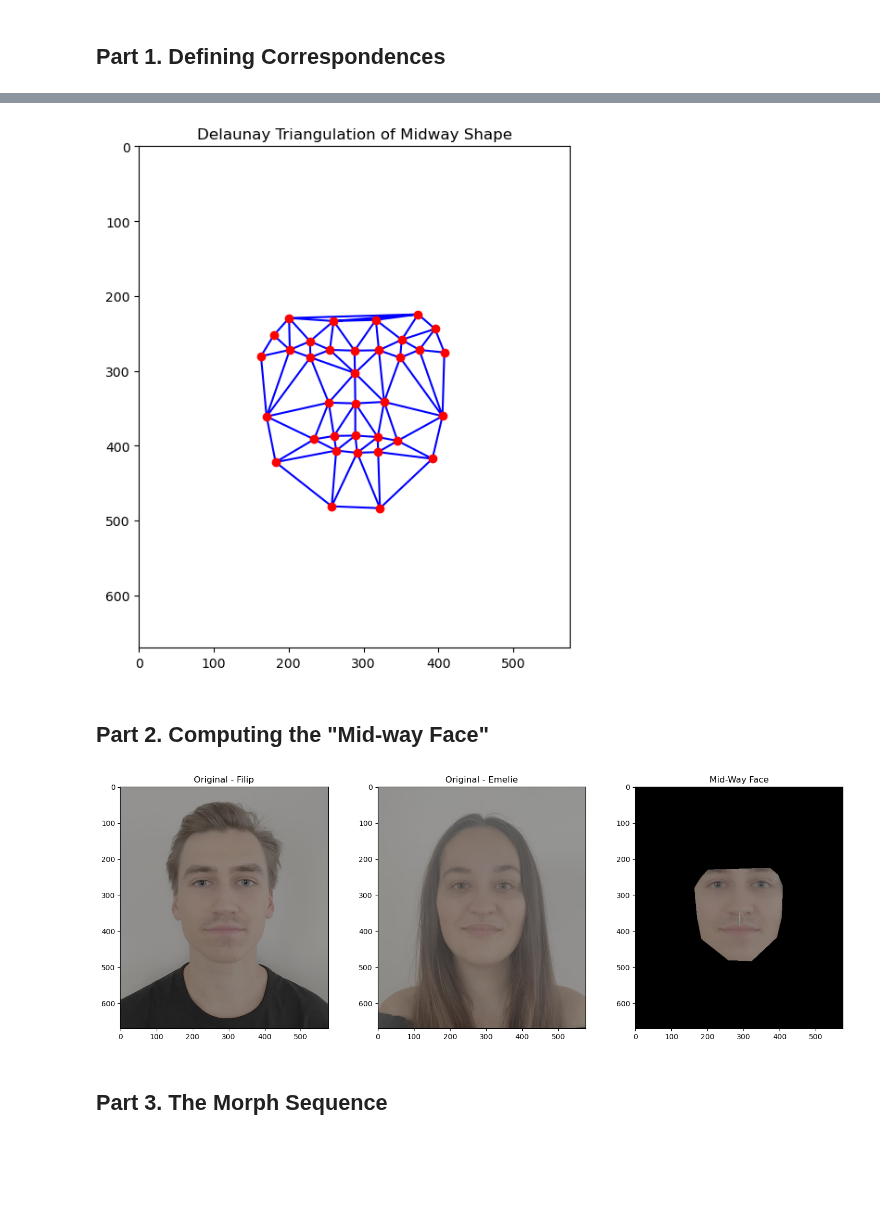
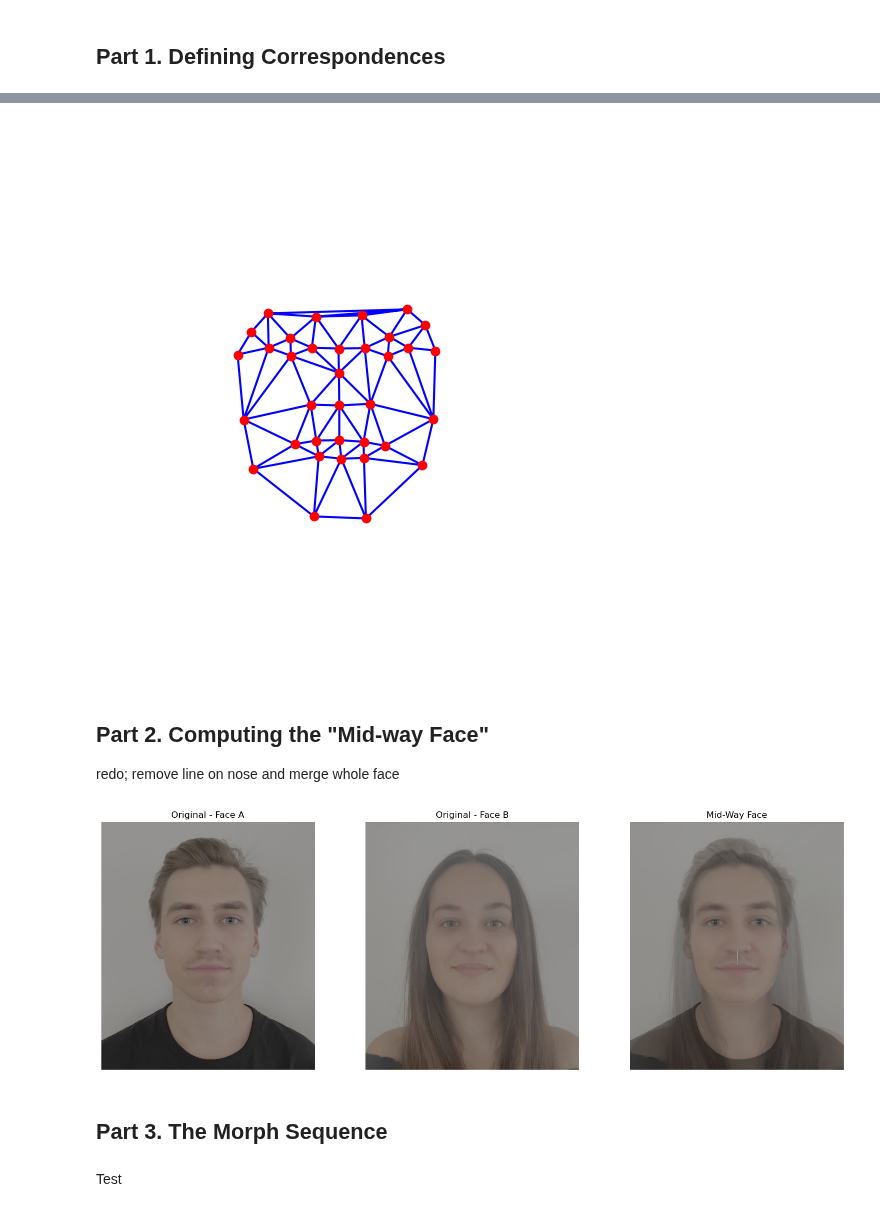
Before and after one commit to filipbagen/cs-180, a Jupyter notebook: p3-face-morphing/code/main.ipynb, the cells around one changed output, grey strips where cells are left out. Drawn from its saved outputs; the diff is of its cells as text; code cells hidden in the pictures; blank space fills up the shorter version.

```diff
--- a/p3-face-morphing/code/main.ipynb
+++ b/p3-face-morphing/code/main.ipynb
@@ -71,10 +61,12 @@ plt.xlim(0, 576)
 plt.ylim(670, 0)  # Invert Y-axis to match image coordinates
 
 # Display the plot
-plt.title("Delaunay Triangulation of Midway Shape")
+# plt.title("Delaunay Triangulation of Midway Shape")
+plt.axis('off')
 plt.show()
 # %% [output]
-[figure, old version]
+[figure, new version]
 # %% [markdown]
 ## Part 2. Computing the "Mid-way Face"
+redo; remove line on nose and merge whole face
 # %%
@@ -90,11 +80,6 @@ def compute_affine(tri1_pts, tri2_pts):
 
     return A
 # %%
-import cv2
-import matplotlib.pyplot as plt
-import numpy as np
-from skimage.draw import polygon
-
 # Helper function to warp a triangle from one image to another
 def warp_triangle(img, src_tri, dst_tri, dst_shape):
     # Compute affine transformation matrix
@@ -117,14 +102,17 @@ def warp_triangle(img, src_tri, dst_tri, dst_shape):
 
     return warped_img
 
-# Helper function to perform the morphing process
 def compute_midway_face(img_a, img_b, points_a, points_b, triangles):
     # Compute the average points (average shape)
     avg_points = (points_a + points_b) / 2
 
-    # Empty images to store the warped results
+    # Initialize the result images with zeros (for storing warped images)
     warped_a = np.zeros_like(img_a)
     warped_b = np.zeros_like(img_b)
+
+    # Create masks for each face to blend regions outside the triangles later
+    mask_a = np.zeros((img_a.shape[0], img_a.shape[1]), dtype=np.uint8)
+    mask_b = np.zeros((img_b.shape[0], img_b.shape[1]), dtype=np.uint8)
 
     # Loop over each triangle and warp both images to the average shape
     for tri_indices in triangles.simplices:
@@ -137,39 +125,58 @@ def compute_midway_face(img_a, img_b, points_a, points_b, triangles):
         warped_a += warp_triangle(img_a, tri_a, tri_avg, img_a.shape)
         warped_b += warp_triangle(img_b, tri_b, tri_avg, img_b.shape)
 
-    # Average the colors of the warped images
+        # Fill the masks with 1s where the triangles are placed
+        rr, cc = polygon(tri_avg[:, 1], tri_avg[:, 0], shape=img_a.shape)
+        mask_a[rr, cc] = 1
+        mask_b[rr, cc] = 1
+
+    # Average the colors of the warped images inside the face region
     midway_face = (warped_a / 2 + warped_b / 2).astype(np.uint8)
 
-    return midway_face
+    # Handle the background by averaging the regions outside the triangles
+    mask_combined = np.maximum(mask_a, mask_b)
+    background_a = img_a * (1 - mask_combined[..., np.newaxis])
+    background_b = img_b * (1 - mask_combined[..., np.newaxis])
+
+    # Average the background areas and add them to the warped image
+    background_avg = (background_a / 2 + background_b / 2).astype(np.uint8)
+    final_image = midway_face + background_avg
+
+    return final_image
 
 # Load the keypoints (assumed to be loaded from a json or manually clicked)
 points_a = np.array(points['im1Points'])
 points_b = np.array(points['im2Points'])
 
 # Compute the Delaunay triangulation (using the average shape)
 average_points = (points_a + points_b) / 2
 tri = Delaunay(average_points)
 
 # Compute the mid-way face
 midway_face = compute_midway_face(face_a, face_b, points_a, points_b, tri)
 
 # Display the original and mid-way face
 plt.figure(figsize=(18, 6))
 
 plt.subplot(1, 3, 1)
 plt.imshow(cv2.cvtColor(face_a, cv2.COLOR_BGR2RGB))
-plt.title("Original - Filip")
+plt.axis('off')
+plt.title("Original - Face A")
 
 plt.subplot(1, 3, 2)
 plt.imshow(cv2.cvtColor(face_b, cv2.COLOR_BGR2RGB))
-plt.title("Original - Emelie")
+plt.axis('off')
+plt.title("Original - Face B")
 
 plt.subplot(1, 3, 3)
 plt.imshow(cv2.cvtColor(midway_face, cv2.COLOR_BGR2RGB))
+plt.axis('off')
 plt.title("Mid-Way Face")
 
 plt.show()
 # %% [output]
-[figure, old version]
+[figure, new version]
 # %% [markdown]
 ## Part 3. The Morph Sequence
+# %% [markdown]
+Test
```
Also changed, not shown: parts of 8 cells of this notebook, 8 other files.
